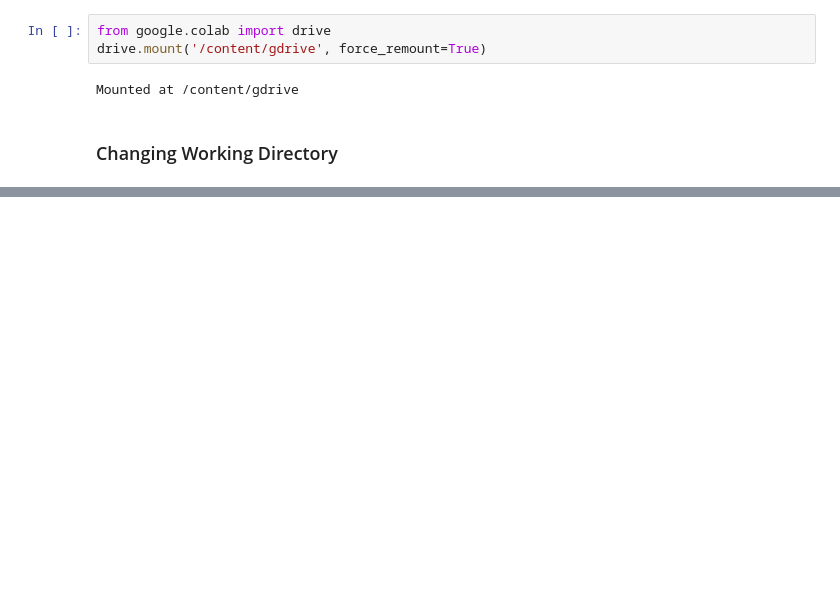
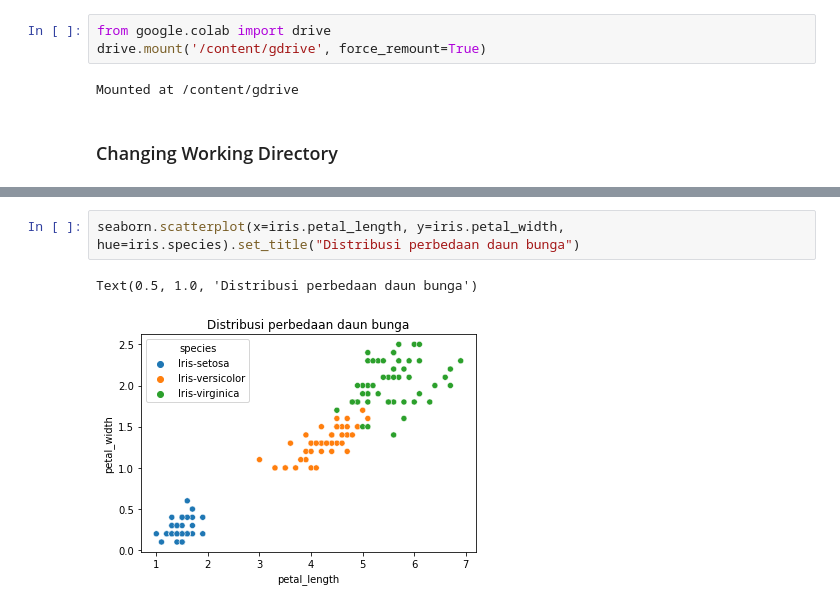
Before and after one commit to aldyhermawan1/11181051_Aldy_DM_IF-ITK, a Jupyter notebook: DataMining_Quiz_IrisClassification.ipynb, the cells around one changed output, grey strips where cells are left out. Saved outputs shown, nothing was run; the diff lists cells and outputs as text; blank space fills up the shorter version.

```diff
--- a/DataMining_Quiz_IrisClassification.ipynb
+++ b/DataMining_Quiz_IrisClassification.ipynb
@@ -87,0 +103,5 @@ Branch 'master' set up to track remote branch 'master' from 'origin'.
+# %%
+seaborn.scatterplot(x=iris.petal_length, y=iris.petal_width, hue=iris.species).set_title("Distribusi perbedaan daun bunga")
+# %% [output]
+Text(0.5, 1.0, 'Distribusi perbedaan daun bunga')
+[figure, added]
```
Also changed, not shown: parts of 36 cells of this notebook.
